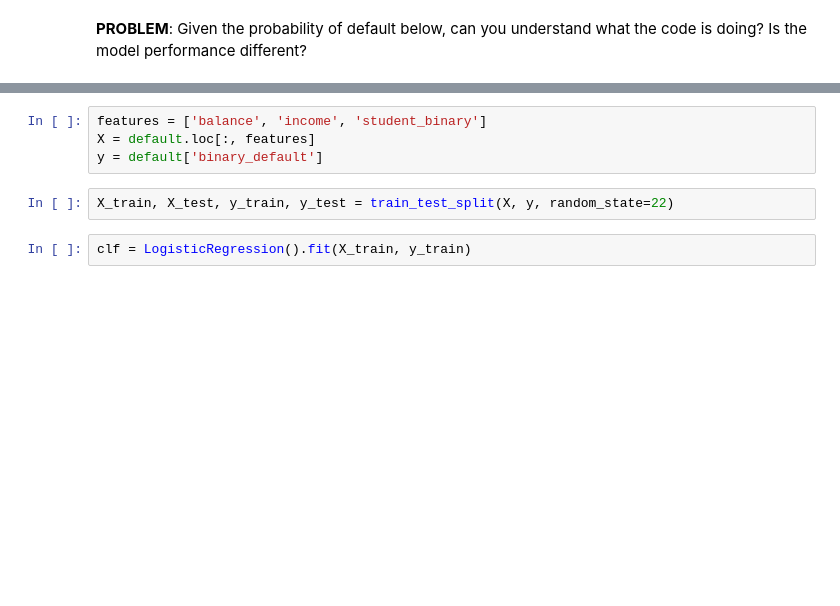
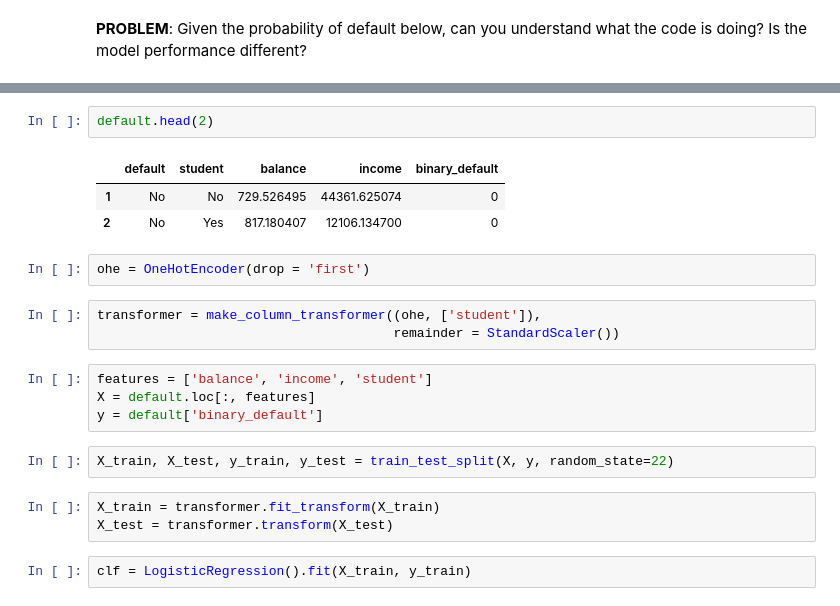
Before and after one commit to jfkoehler/nyu_bootcamp_fa25, a Jupyter notebook: _build/jupyter_execute/logistic_starter_code.ipynb, the cells around one changed output, grey strips where cells are left out. Cells and saved outputs as stored; diff of their text form; blank space fills up the shorter version.

```diff
--- a/_build/jupyter_execute/logistic_starter_code.ipynb
+++ b/_build/jupyter_execute/logistic_starter_code.ipynb
@@ -161,9 +227,23 @@ ConfusionMatrixDisplay.from_predictions(y, new_predictions)
+# %%
+default.head(2)
+# %% [output]
+|  | default | student | balance | income | binary_default |
+| 1 | No | No | 729.526495 | 44361.625074 | 0 |
+| 2 | No | Yes | 817.180407 | 12106.134700 | 0 |
+# %%
+ohe = OneHotEncoder(drop = 'first')
+# %%
+transformer = make_column_transformer((ohe, ['student']),
+                                      remainder = StandardScaler())
 # %%
-features = ['balance', 'income', 'student_binary']
+features = ['balance', 'income', 'student']
 X = default.loc[:, features]
 y = default['binary_default']
 # %%
 X_train, X_test, y_train, y_test = train_test_split(X, y, random_state=22)
+# %%
+X_train = transformer.fit_transform(X_train)
+X_test = transformer.transform(X_test)
 # %%
 clf = LogisticRegression().fit(X_train, y_train)
 # %%
```
Also changed, not shown: parts of 37 cells of this notebook, 32 other files.
